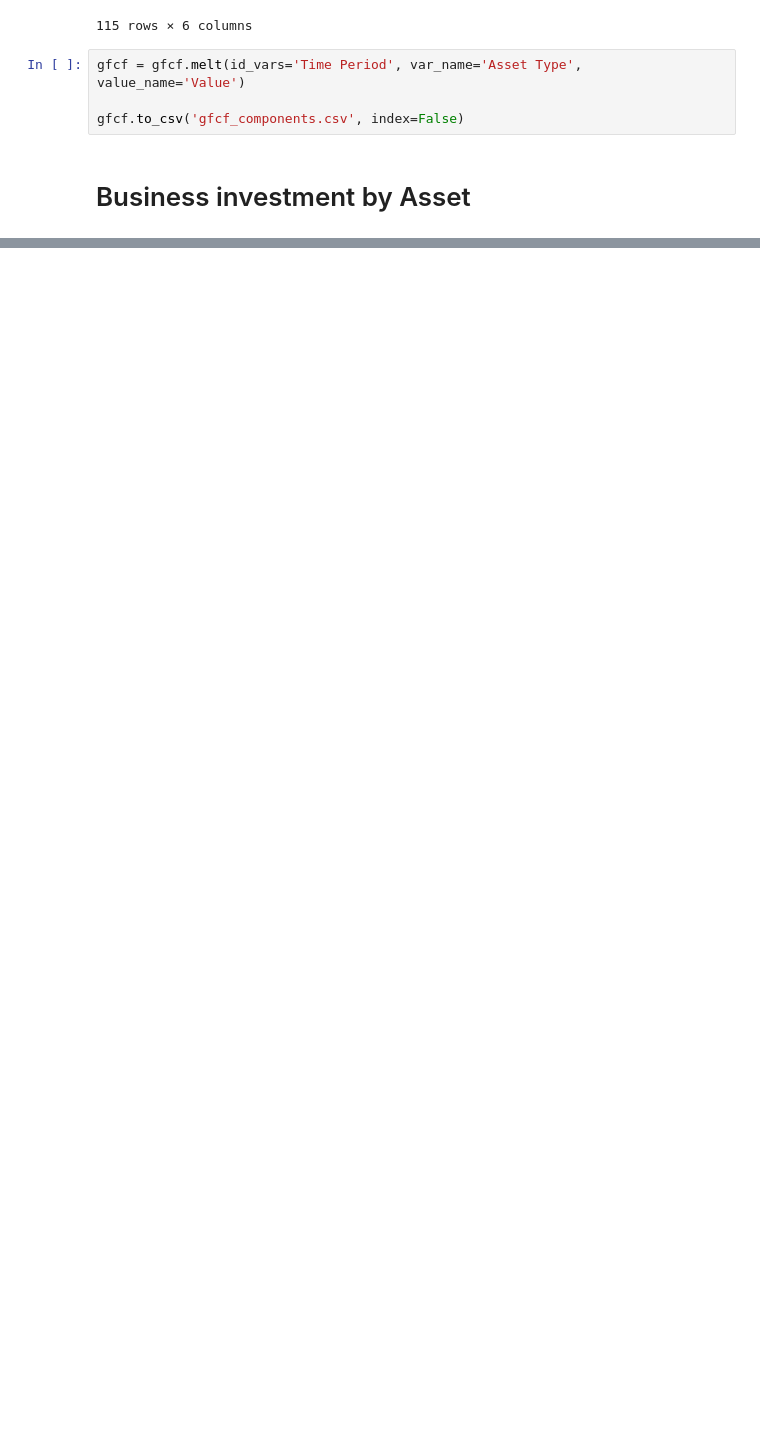
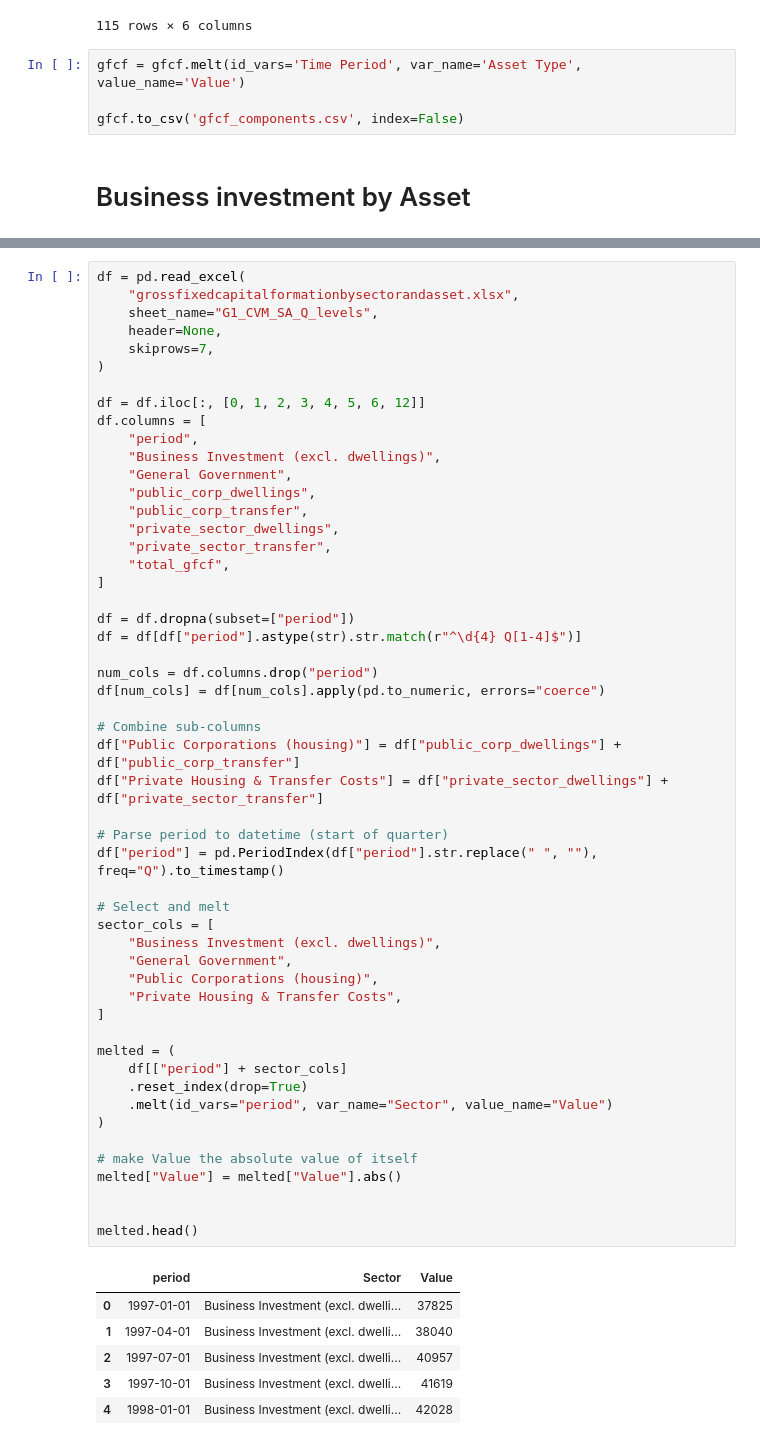
Before and after one commit to jhellingsdata/RADataHub, a Jupyter notebook: AGP Slides/Module 2/m2_data.ipynb, the cells around one changed output, grey strips where cells are left out. Cells and saved outputs as stored; diff of their text form; blank space fills up the shorter version.

```diff
--- a/AGP Slides/Module 2/m2_data.ipynb
+++ b/AGP Slides/Module 2/m2_data.ipynb
@@ -121,0 +199,59 @@ KeyError: '[0] not found in axis'
+# %%
+df = pd.read_excel(
+    "grossfixedcapitalformationbysectorandasset.xlsx",
+    sheet_name="G1_CVM_SA_Q_levels",
+    header=None,
+    skiprows=7,
+)
+
+df = df.iloc[:, [0, 1, 2, 3, 4, 5, 6, 12]]
+df.columns = [
+    "period",
+    "Business Investment (excl. dwellings)",
+    "General Government",
+    "public_corp_dwellings",
+    "public_corp_transfer",
+    "private_sector_dwellings",
+    "private_sector_transfer",
+    "total_gfcf",
+]
+
+df = df.dropna(subset=["period"])
+df = df[df["period"].astype(str).str.match(r"^\d{4} Q[1-4]$")]
+
+num_cols = df.columns.drop("period")
+df[num_cols] = df[num_cols].apply(pd.to_numeric, errors="coerce")
+
+# Combine sub-columns
+df["Public Corporations (housing)"] = df["public_corp_dwellings"] + df["public_corp_transfer"]
+df["Private Housing & Transfer Costs"] = df["private_sector_dwellings"] + df["private_sector_transfer"]
+
+# Parse period to datetime (start of quarter)
+df["period"] = pd.PeriodIndex(df["period"].str.replace(" ", ""), freq="Q").to_timestamp()
+
+# Select and melt
+sector_cols = [
+    "Business Investment (excl. dwellings)",
+    "General Government",
+    "Public Corporations (housing)",
+    "Private Housing & Transfer Costs",
+]
+
+melted = (
+    df[["period"] + sector_cols]
+    .reset_index(drop=True)
+    .melt(id_vars="period", var_name="Sector", value_name="Value")
+)
+
+# make Value the absolute value of itself
+melted["Value"] = melted["Value"].abs()
+
+
+melted.head()
+# %% [output]
+|  | period | Sector | Value |
+| 0 | 1997-01-01 | Business Investment (excl. dwelli... | 37825 |
+| 1 | 1997-04-01 | Business Investment (excl. dwelli... | 38040 |
+| 2 | 1997-07-01 | Business Investment (excl. dwelli... | 40957 |
+| 3 | 1997-10-01 | Business Investment (excl. dwelli... | 41619 |
+| 4 | 1998-01-01 | Business Investment (excl. dwelli... | 42028 |
```
Also changed, not shown: parts of 11 cells of this notebook, 4 other files.
